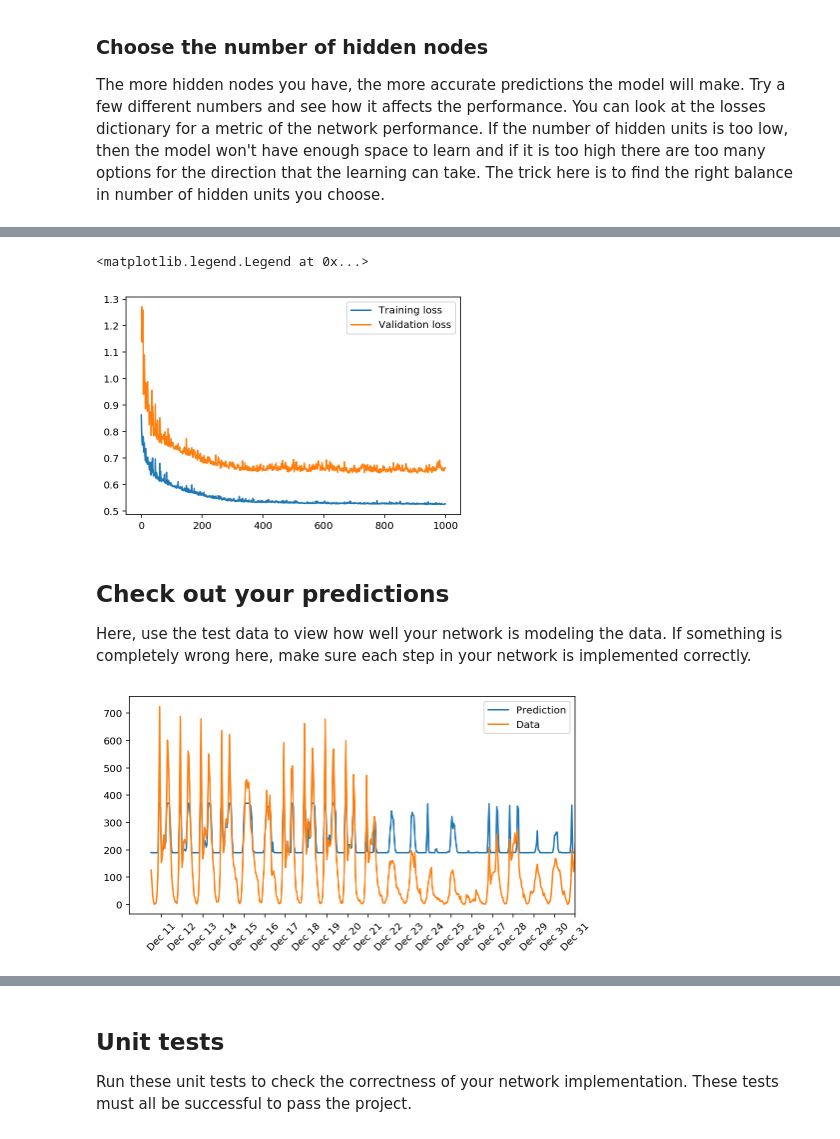
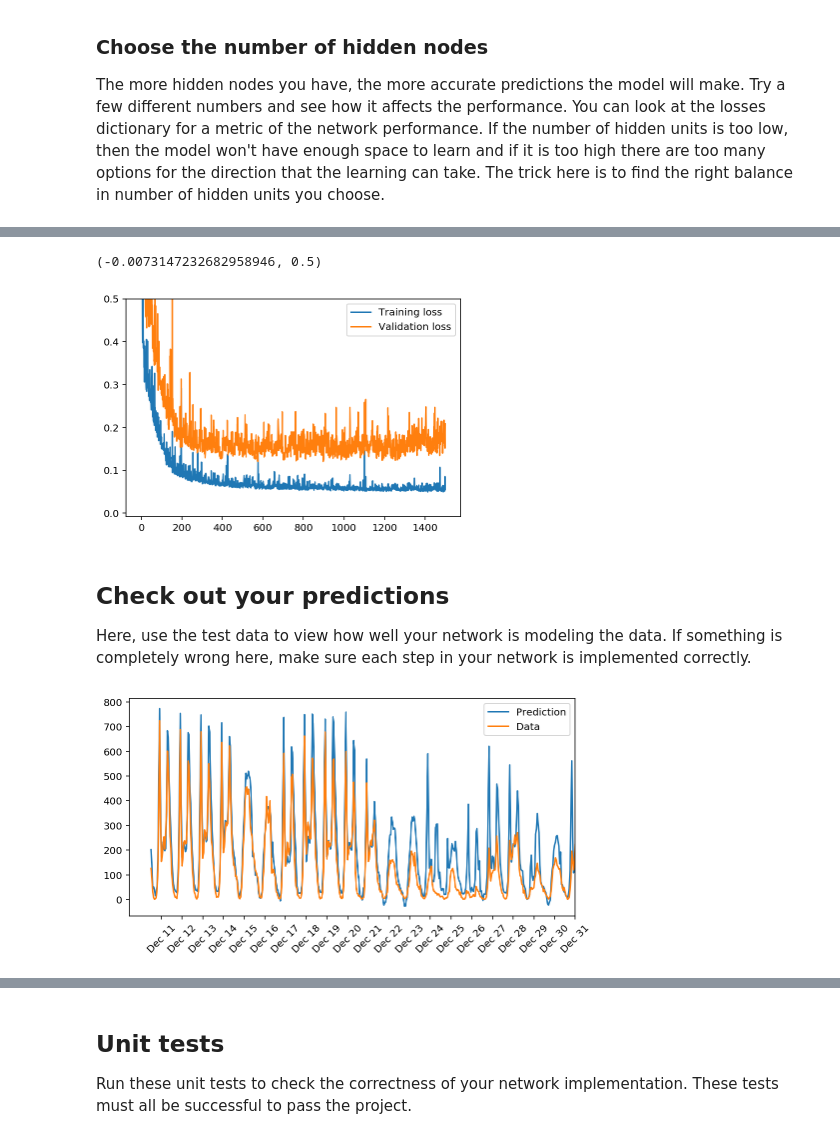
Before and after one commit to Mslef/dlfnd_project_1, a Jupyter notebook: dlnd-your-first-neural-network.ipynb, the cells around one changed output, grey strips where cells are left out. Saved outputs shown, nothing was run; the diff lists cells and outputs as text; code cells hidden in the pictures.

```diff
--- a/dlnd-your-first-neural-network.ipynb
+++ b/dlnd-your-first-neural-network.ipynb
@@ -137,27 +137,23 @@ class NeuralNetwork(object):
         hidden_inputs = np.dot(self.weights_input_to_hidden, inputs)
         hidden_outputs = self.activation_function(hidden_inputs)
 
-        #print(self.weights_input_to_hidden)
-        #print(hidden_inputs)
-
         # Output layer
         final_inputs = np.dot(self.weights_hidden_to_output, hidden_outputs)
-        final_outputs = self.activation_function(final_inputs)
+        final_outputs = final_inputs
 
         #### Implement the backward pass here ####
         ### Backward pass ###
 
         # Output error
-        output_errors = (targets - final_outputs) * final_outputs * (1 - final_outputs)
+        output_errors = (targets - final_outputs)
 
-        # TODO: Backpropagated error
-        hidden_errors = np.dot( self.weights_hidden_to_output.T, output_errors)
+        # Backpropagated error
+        hidden_errors = np.dot(self.weights_hidden_to_output.T, output_errors)
         hidden_gradient = hidden_errors * hidden_outputs * (1 - hidden_outputs)
 
         # TODO: Update the weights
-        self.weights_hidden_to_output += self.lr * hidden_outputs.T * output_errors
-        self.weights_input_to_hidden += self.lr * hidden_gradient * inputs.T
-
+        self.weights_hidden_to_output += self.lr * np.dot(output_errors, hidden_outputs.T)
+        self.weights_input_to_hidden += self.lr * np.dot(hidden_gradient, inputs.T)
 
 
     def run(self, inputs_list):
@@ -170,7 +166,7 @@ class NeuralNetwork(object):
 
         # Output layer
         final_inputs = np.dot(self.weights_hidden_to_output, hidden_outputs)
-        final_outputs = self.activation_function(final_inputs)
+        final_outputs = final_inputs
 
         return final_outputs
 # %%
@@ -207,9 +198,9 @@ The more hidden nodes you have, the more accurate predictions the model will mak
 import sys
 
 ### Set the hyperparameters here ###
-epochs = 1000
-learning_rate = 0.2
-hidden_nodes = 25
+epochs = 1500
+learning_rate = 0.15
+hidden_nodes = 20
 output_nodes = 1
 
 N_i = train_features.shape[1]
@@ -237,11 +228,11 @@ Progress: 99.9% ... Training loss: 0.528 ... Validation loss: 0.651
 # %%
 plt.plot(losses['train'], label='Training loss')
 plt.plot(losses['validation'], label='Validation loss')
 plt.legend()
-#plt.ylim(ymax=0.5)
+plt.ylim(ymax=0.5)
 # %% [output]
-<matplotlib.legend.Legend at 0x...>
+(-0.0073147232682958946, 0.5)
-[figure, old version]
+[figure, new version]
 # %% [markdown]
 ## Check out your predictions
 
@@ -261,7 +252,7 @@ dates = dates.apply(lambda d: d.strftime('%b %d'))
 ax.set_xticks(np.arange(len(dates))[12::24])
 _ = ax.set_xticklabels(dates[12::24], rotation=45)
 # %% [output]
-[figure, old version]
+[figure, new version]
 # %% [markdown]
 ## Thinking about your results
 
```
Also changed, not shown: parts of 4 cells of this notebook, 1 other file.
